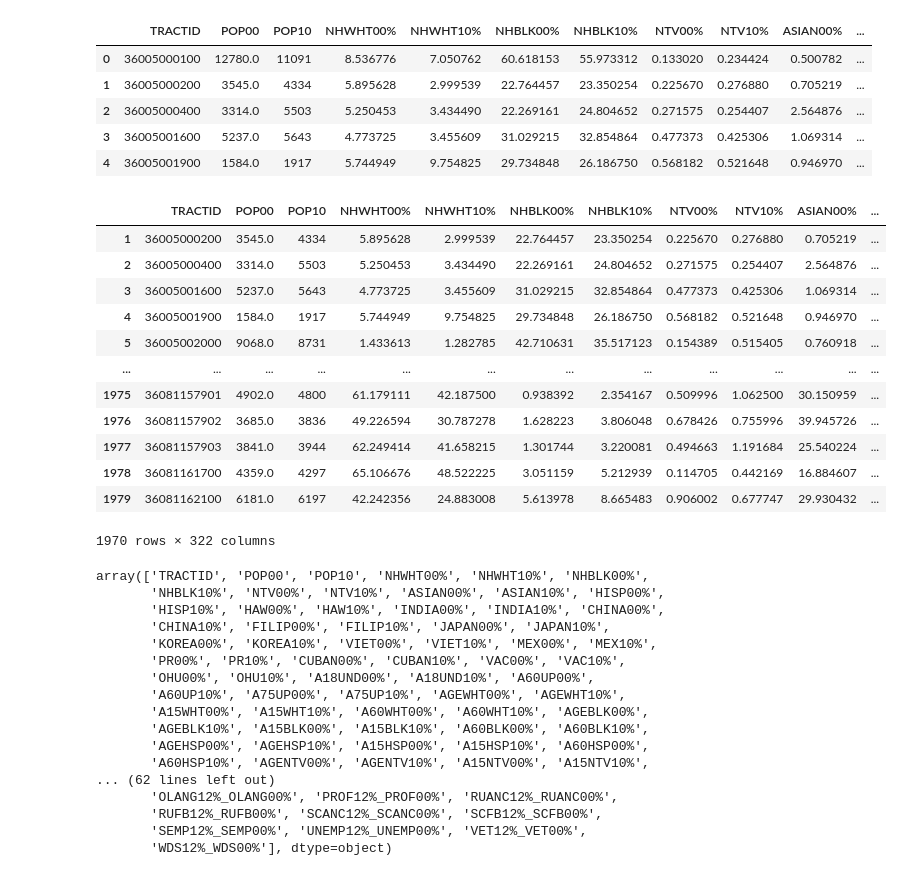
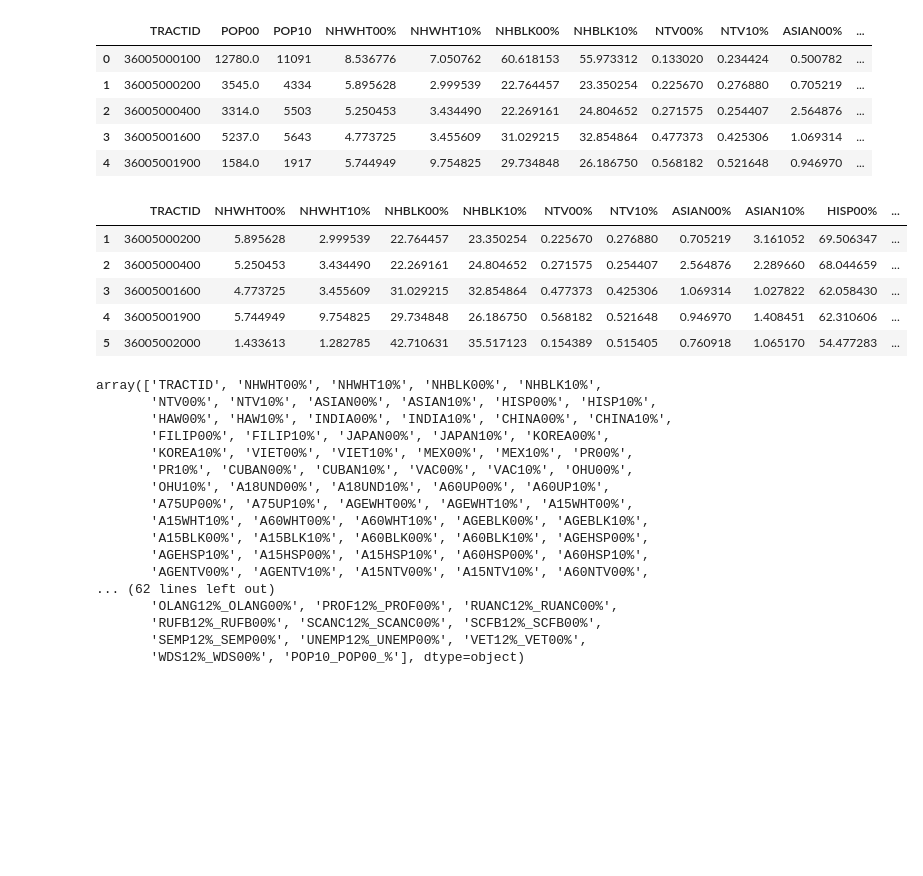
Before and after one commit to ptorres001/cluster_gentrification_new_york, a Jupyter notebook: LTDB_data.ipynb, the cells around one changed output. Saved outputs shown, nothing was run; the diff lists cells and outputs as text; code cells hidden in the pictures; blank space fills up the shorter version.

```diff
--- a/LTDB_data.ipynb
+++ b/LTDB_data.ipynb
@@ -874,7 +717,8 @@ sorted(nyc_s10p.columns.values)
 # %%
 
 
-nyc_s10p.drop(columns = ['HH12%','HINC12%','HINCB12%','HINCH12%','HINCW12%','HINCW12%','H30OLD12','INCPC12%','MHMVAL12%','MRENT12%'],axis = 1, inplace = True)
+nyc_s10p.drop(columns = ['HH12%','HINC12%','HINCB12%','HINCH12%','HINCW12%','HINCW12%',
+                         'H30OLD12','INCPC12%','MHMVAL12%','MRENT12%'],axis = 1, inplace = True)
 # %%
 nyc_s10p.head()
 # %% [output]
@@ -1087,41 +931,41 @@ nyc_full.head()
 | 3 | 36005001600 | 5237.0 | 5643 | 4.773725 | 3.455609 | 31.029215 | 32.854864 | 0.477373 | 0.425306 | 1.069314 | ... |
 | 4 | 36005001900 | 1584.0 | 1917 | 5.744949 | 9.754825 | 29.734848 | 26.186750 | 0.568182 | 0.521648 | 0.946970 | ... |
 # %%
-nyc_full[nyc_full['MRENT12']>299]
+nyc_full = nyc_full[nyc_full['MRENT12']>299]
-# %% [output]
-|  | TRACTID | POP00 | POP10 | NHWHT00% | NHWHT10% | NHBLK00% | NHBLK10% | NTV00% | NTV10% | ASIAN00% | ... |
-| 1 | 36005000200 | 3545.0 | 4334 | 5.895628 | 2.999539 | 22.764457 | 23.350254 | 0.225670 | 0.276880 | 0.705219 | ... |
-| 2 | 36005000400 | 3314.0 | 5503 | 5.250453 | 3.434490 | 22.269161 | 24.804652 | 0.271575 | 0.254407 | 2.564876 | ... |
-| 3 | 36005001600 | 5237.0 | 5643 | 4.773725 | 3.455609 | 31.029215 | 32.854864 | 0.477373 | 0.425306 | 1.069314 | ... |
-| 4 | 36005001900 | 1584.0 | 1917 | 5.744949 | 9.754825 | 29.734848 | 26.186750 | 0.568182 | 0.521648 | 0.946970 | ... |
-| 5 | 36005002000 | 9068.0 | 8731 | 1.433613 | 1.282785 | 42.710631 | 35.517123 | 0.154389 | 0.515405 | 0.760918 | ... |
-| ... | ... | ... | ... | ... | ... | ... | ... | ... | ... | ... | ... |
-| 1975 | 36081157901 | 4902.0 | 4800 | 61.179111 | 42.187500 | 0.938392 | 2.354167 | 0.509996 | 1.062500 | 30.150959 | ... |
-| 1976 | 36081157902 | 3685.0 | 3836 | 49.226594 | 30.787278 | 1.628223 | 3.806048 | 0.678426 | 0.755996 | 39.945726 | ... |
-| 1977 | 36081157903 | 3841.0 | 3944 | 62.249414 | 41.658215 | 1.301744 | 3.220081 | 0.494663 | 1.191684 | 25.540224 | ... |
-| 1978 | 36081161700 | 4359.0 | 4297 | 65.106676 | 48.522225 | 3.051159 | 5.212939 | 0.114705 | 0.442169 | 16.884607 | ... |
-| 1979 | 36081162100 | 6181.0 | 6197 | 42.242356 | 24.883008 | 5.613978 | 8.665483 | 0.906002 | 0.677747 | 29.930432 | ... |
-1970 rows × 322 columns
+# %%
+nyc_full['POP10_POP00_%'] = 100 * ((nyc_full['POP10'] - nyc_full['POP00'])/ (nyc_full['POP00']))
+# %%
+nyc_full.drop(columns = ['POP10','POP00'], axis = 1, inplace = True)
+nyc_full.drop(columns = ['POP10_POP00'], axis = 1, inplace = True)
+# %%
+nyc_full.head()
+# %% [output]
+|  | TRACTID | NHWHT00% | NHWHT10% | NHBLK00% | NHBLK10% | NTV00% | NTV10% | ASIAN00% | ASIAN10% | HISP00% | ... |
+| 1 | 36005000200 | 5.895628 | 2.999539 | 22.764457 | 23.350254 | 0.225670 | 0.276880 | 0.705219 | 3.161052 | 69.506347 | ... |
+| 2 | 36005000400 | 5.250453 | 3.434490 | 22.269161 | 24.804652 | 0.271575 | 0.254407 | 2.564876 | 2.289660 | 68.044659 | ... |
+| 3 | 36005001600 | 4.773725 | 3.455609 | 31.029215 | 32.854864 | 0.477373 | 0.425306 | 1.069314 | 1.027822 | 62.058430 | ... |
+| 4 | 36005001900 | 5.744949 | 9.754825 | 29.734848 | 26.186750 | 0.568182 | 0.521648 | 0.946970 | 1.408451 | 62.310606 | ... |
+| 5 | 36005002000 | 1.433613 | 1.282785 | 42.710631 | 35.517123 | 0.154389 | 0.515405 | 0.760918 | 1.065170 | 54.477283 | ... |
 # %%
 nyc_full.to_pickle('PKL/nyc_full.pkl')
 # %%
 nyc_full.columns.values
 # %% [output]
-array(['TRACTID', 'POP00', 'POP10', 'NHWHT00%', 'NHWHT10%', 'NHBLK00%',
-       'NHBLK10%', 'NTV00%', 'NTV10%', 'ASIAN00%', 'ASIAN10%', 'HISP00%',
-       'HISP10%', 'HAW00%', 'HAW10%', 'INDIA00%', 'INDIA10%', 'CHINA00%',
-       'CHINA10%', 'FILIP00%', 'FILIP10%', 'JAPAN00%', 'JAPAN10%',
-       'KOREA00%', 'KOREA10%', 'VIET00%', 'VIET10%', 'MEX00%', 'MEX10%',
-       'PR00%', 'PR10%', 'CUBAN00%', 'CUBAN10%', 'VAC00%', 'VAC10%',
-       'OHU00%', 'OHU10%', 'A18UND00%', 'A18UND10%', 'A60UP00%',
-       'A60UP10%', 'A75UP00%', 'A75UP10%', 'AGEWHT00%', 'AGEWHT10%',
-       'A15WHT00%', 'A15WHT10%', 'A60WHT00%', 'A60WHT10%', 'AGEBLK00%',
-       'AGEBLK10%', 'A15BLK00%', 'A15BLK10%', 'A60BLK00%', 'A60BLK10%',
-       'AGEHSP00%', 'AGEHSP10%', 'A15HSP00%', 'A15HSP10%', 'A60HSP00%',
-       'A60HSP10%', 'AGENTV00%', 'AGENTV10%', 'A15NTV00%', 'A15NTV10%',
+array(['TRACTID', 'NHWHT00%', 'NHWHT10%', 'NHBLK00%', 'NHBLK10%',
+       'NTV00%', 'NTV10%', 'ASIAN00%', 'ASIAN10%', 'HISP00%', 'HISP10%',
+       'HAW00%', 'HAW10%', 'INDIA00%', 'INDIA10%', 'CHINA00%', 'CHINA10%',
+       'FILIP00%', 'FILIP10%', 'JAPAN00%', 'JAPAN10%', 'KOREA00%',
+       'KOREA10%', 'VIET00%', 'VIET10%', 'MEX00%', 'MEX10%', 'PR00%',
+       'PR10%', 'CUBAN00%', 'CUBAN10%', 'VAC00%', 'VAC10%', 'OHU00%',
+       'OHU10%', 'A18UND00%', 'A18UND10%', 'A60UP00%', 'A60UP10%',
+       'A75UP00%', 'A75UP10%', 'AGEWHT00%', 'AGEWHT10%', 'A15WHT00%',
+       'A15WHT10%', 'A60WHT00%', 'A60WHT10%', 'AGEBLK00%', 'AGEBLK10%',
+       'A15BLK00%', 'A15BLK10%', 'A60BLK00%', 'A60BLK10%', 'AGEHSP00%',
+       'AGEHSP10%', 'A15HSP00%', 'A15HSP10%', 'A60HSP00%', 'A60HSP10%',
+       'AGENTV00%', 'AGENTV10%', 'A15NTV00%', 'A15NTV10%', 'A60NTV00%',
 ... (62 lines left out)
        'OLANG12%_OLANG00%', 'PROF12%_PROF00%', 'RUANC12%_RUANC00%',
        'RUFB12%_RUFB00%', 'SCANC12%_SCANC00%', 'SCFB12%_SCFB00%',
        'SEMP12%_SEMP00%', 'UNEMP12%_UNEMP00%', 'VET12%_VET00%',
-       'WDS12%_WDS00%'], dtype=object)
+       'WDS12%_WDS00%', 'POP10_POP00_%'], dtype=object)
 # %%
```
Also changed, not shown: parts of 13 cells of this notebook.
